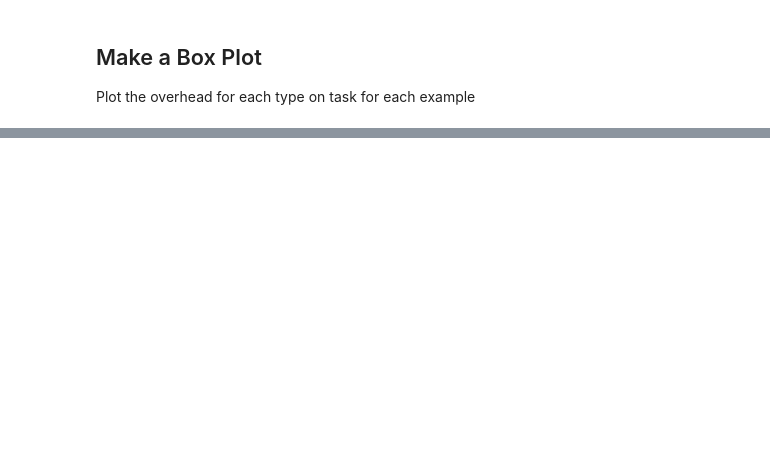
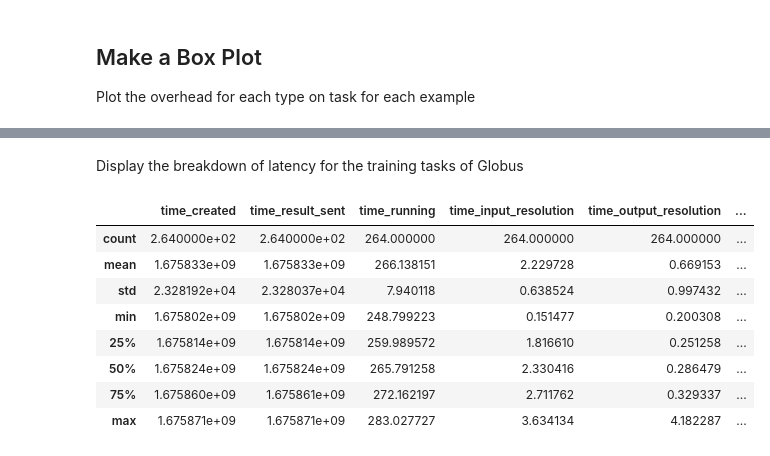
Before and after one commit to exalearn/multi-site-campaigns, a Jupyter notebook: finetuning-surrogates/notebooks/compare-overhead.ipynb, the cells around one changed output, grey strips where cells are left out. Drawn from its saved outputs; the diff is of its cells as text; code cells hidden in the pictures; blank space fills up the shorter version.

Commit message:
Update with more runs, change how we measure latency
Make it not sensitive to pileup

```diff
--- a/finetuning-surrogates/notebooks/compare-overhead.ipynb
+++ b/finetuning-surrogates/notebooks/compare-overhead.ipynb
@@ -106,0 +106,14 @@ FuncX+Globus [5.053806318325956, 5.219687879746553, 0.16878908898432715, 0.14661
+# %% [markdown]
+Display the breakdown of latency for the training tasks of Globus
+# %%
+results['FuncX+Globus'].query('method=="train"').describe()
+# %% [output]
+|  | time_created | time_result_sent | time_running | time_input_resolution | time_output_resolution | ... |
+| count | 2.640000e+02 | 2.640000e+02 | 264.000000 | 264.000000 | 264.000000 | ... |
+| mean | 1.675833e+09 | 1.675833e+09 | 266.138151 | 2.229728 | 0.669153 | ... |
+| std | 2.328192e+04 | 2.328037e+04 | 7.940118 | 0.638524 | 0.997432 | ... |
+| min | 1.675802e+09 | 1.675802e+09 | 248.799223 | 0.151477 | 0.200308 | ... |
+| 25% | 1.675814e+09 | 1.675814e+09 | 259.989572 | 1.816610 | 0.251258 | ... |
+| 50% | 1.675824e+09 | 1.675824e+09 | 265.791258 | 2.330416 | 0.286479 | ... |
+| 75% | 1.675860e+09 | 1.675861e+09 | 272.162197 | 2.711762 | 0.329337 | ... |
+| max | 1.675871e+09 | 1.675871e+09 | 283.027727 | 3.634134 | 4.182287 | ... |
```
Also changed, not shown: parts of 2 cells of this notebook, 8 other files.
